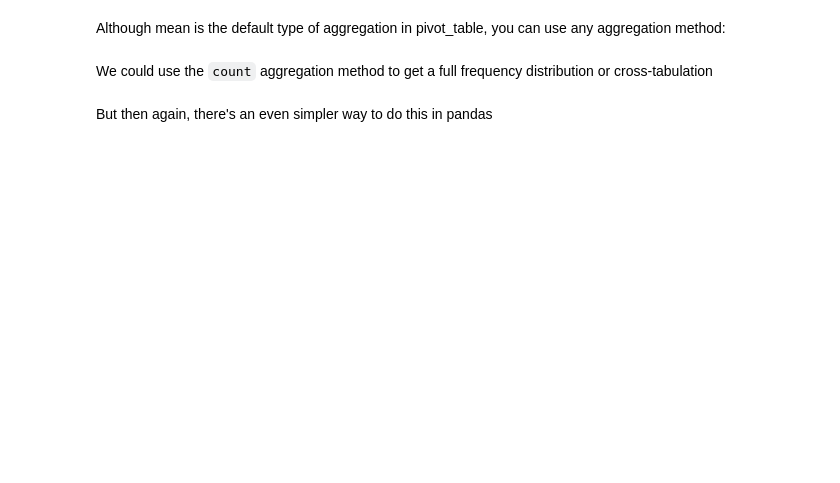
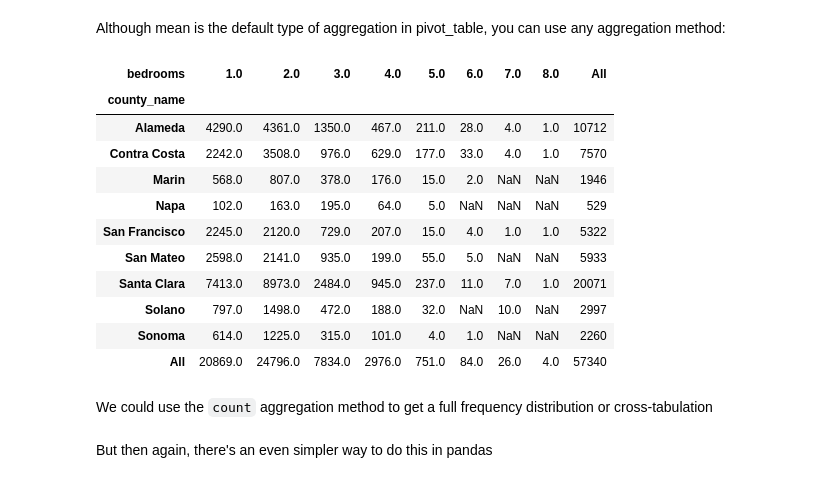
Before and after one commit to daisybellelewis/CYPLAN255, a Jupyter notebook: notebooks/lecture_08_data_analysis.ipynb, the cells around one changed output. Drawn from its saved outputs; the diff is of its cells as text; code cells hidden in the pictures; blank space fills up the shorter version.

```diff
--- a/notebooks/lecture_08_data_analysis.ipynb
+++ b/notebooks/lecture_08_data_analysis.ipynb
@@ -540,7 +938,20 @@ pd.pivot_table(rentals_sf1, values='rent', index='county_name', columns='bedroom
 Although mean is the default type of aggregation in pivot_table, you can use any aggregation method:
 # %%
 pd.pivot_table(
-    rentals_sf1, values='rent', index='county_name', columns='bedrooms', aggfunc="max", margins=True)
+    rentals_sf1, values='rent', index='county_name', columns='bedrooms', aggfunc="count", margins=True)
+# %% [output]
+| bedrooms | 1.0 | 2.0 | 3.0 | 4.0 | 5.0 | 6.0 | 7.0 | 8.0 | All |
+| county_name |  |  |  |  |  |  |  |  |  |
+| Alameda | 4290.0 | 4361.0 | 1350.0 | 467.0 | 211.0 | 28.0 | 4.0 | 1.0 | 10712 |
+| Contra Costa | 2242.0 | 3508.0 | 976.0 | 629.0 | 177.0 | 33.0 | 4.0 | 1.0 | 7570 |
+| Marin | 568.0 | 807.0 | 378.0 | 176.0 | 15.0 | 2.0 | NaN | NaN | 1946 |
+| Napa | 102.0 | 163.0 | 195.0 | 64.0 | 5.0 | NaN | NaN | NaN | 529 |
+| San Francisco | 2245.0 | 2120.0 | 729.0 | 207.0 | 15.0 | 4.0 | 1.0 | 1.0 | 5322 |
+| San Mateo | 2598.0 | 2141.0 | 935.0 | 199.0 | 55.0 | 5.0 | NaN | NaN | 5933 |
+| Santa Clara | 7413.0 | 8973.0 | 2484.0 | 945.0 | 237.0 | 11.0 | 7.0 | 1.0 | 20071 |
+| Solano | 797.0 | 1498.0 | 472.0 | 188.0 | 32.0 | NaN | 10.0 | NaN | 2997 |
+| Sonoma | 614.0 | 1225.0 | 315.0 | 101.0 | 4.0 | 1.0 | NaN | NaN | 2260 |
+| All | 20869.0 | 24796.0 | 7834.0 | 2976.0 | 751.0 | 84.0 | 26.0 | 4.0 | 57340 |
 # %% [markdown]
 We could use the `count` aggregation method to get a full frequency distribution or cross-tabulation
 # %% [markdown]
```
Also changed, not shown: parts of 71 cells of this notebook, 1 other file.
